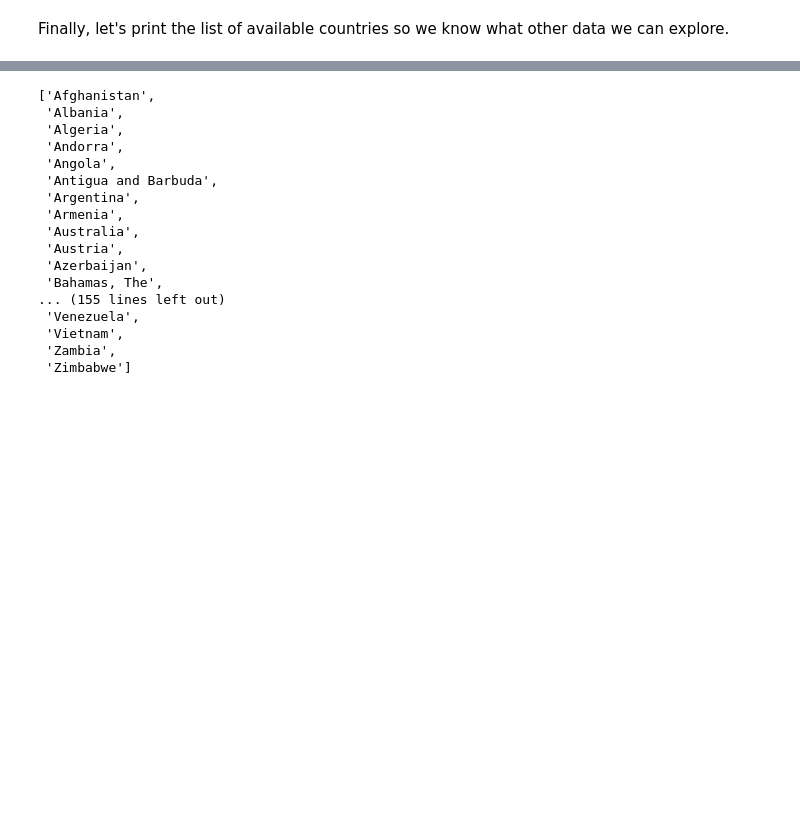
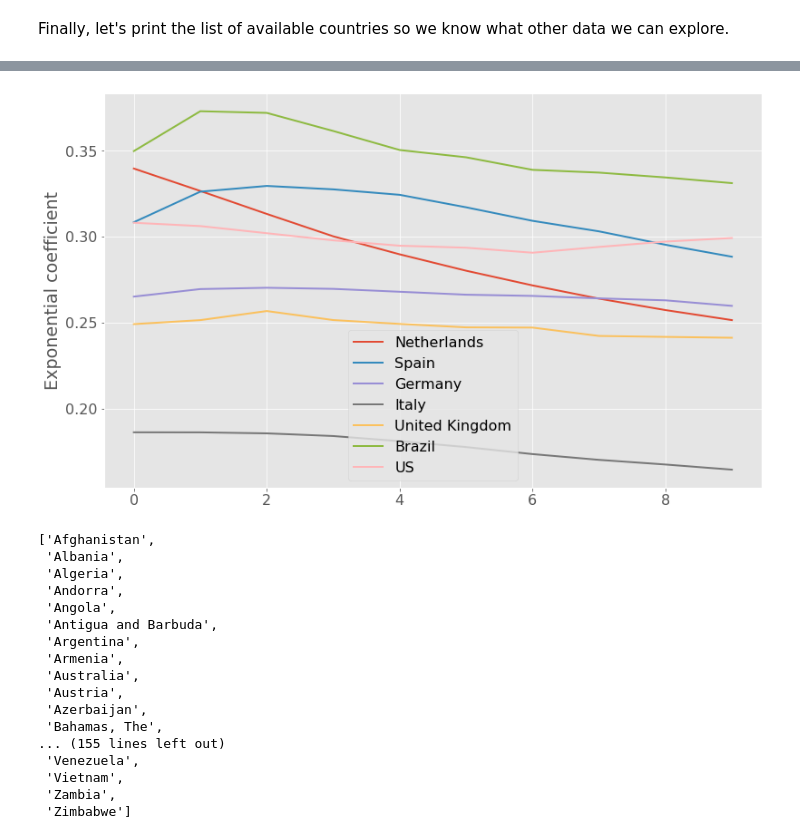
Before and after one commit to aquilesC/Covid-19-Jupyter-Notebook, a Jupyter notebook: Covid_Time_Series.ipynb, the cells around one changed output, grey strips where cells are left out. Cells and saved outputs as stored; diff of their text form; code cells hidden in the pictures; blank space fills up the shorter version.

Commit message:
Added figure with exponential coefficients

```diff
--- a/Covid_Time_Series.ipynb
+++ b/Covid_Time_Series.ipynb
@@ -260,3 +271,28 @@ Finally, let's print the list of available countries so we know what other data
+# %%
+countries = ['Netherlands', 'Spain', 'Germany', 'Italy', 'United Kingdom', 'Brazil', 'US']
+
+df = sick_data.copy()
+df['days'] = sick_data.index - sick_data.index.min()
+df['days'] = df['days'].apply(lambda x: int(x.days))
+
+coeff = pd.DataFrame(columns=countries)
+c = {country: [] for country in countries}
+for i in range(10):
+    for country in countries:
+        p = np.polyfit(
+            df['days'][len(sick_data)-20:len(sick_data)-10+i].array,
+            np.log10(df[country][len(sick_data)-20:len(sick_data)-10+i]).array,
+            1,
+        )
+        c[country].append(p[0]*np.log(10.))
+coeff = coeff.append(pd.DataFrame.from_dict(c))
+ax = coeff.plot()
+ax.set_xlabel('')
+ax.set_ylabel('Exponential coefficient')
+if SAVE_FIGURES:
+    plt.savefig('Exponential_coefficients_several_countries.png')
+# %% [output]
+[figure, added]
 # %%
 list(confirmed_data)
 # %% [output]
```
Also changed, not shown: parts of 2 cells of this notebook, 1 other file.
